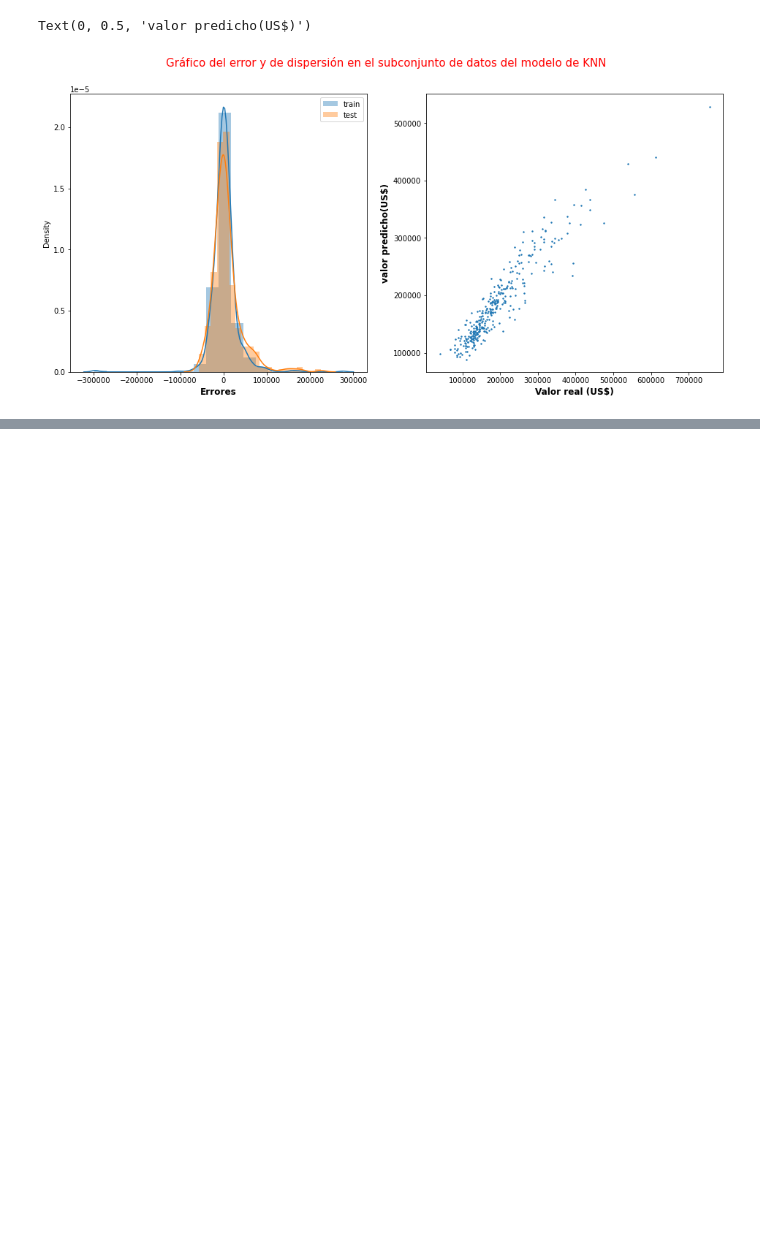
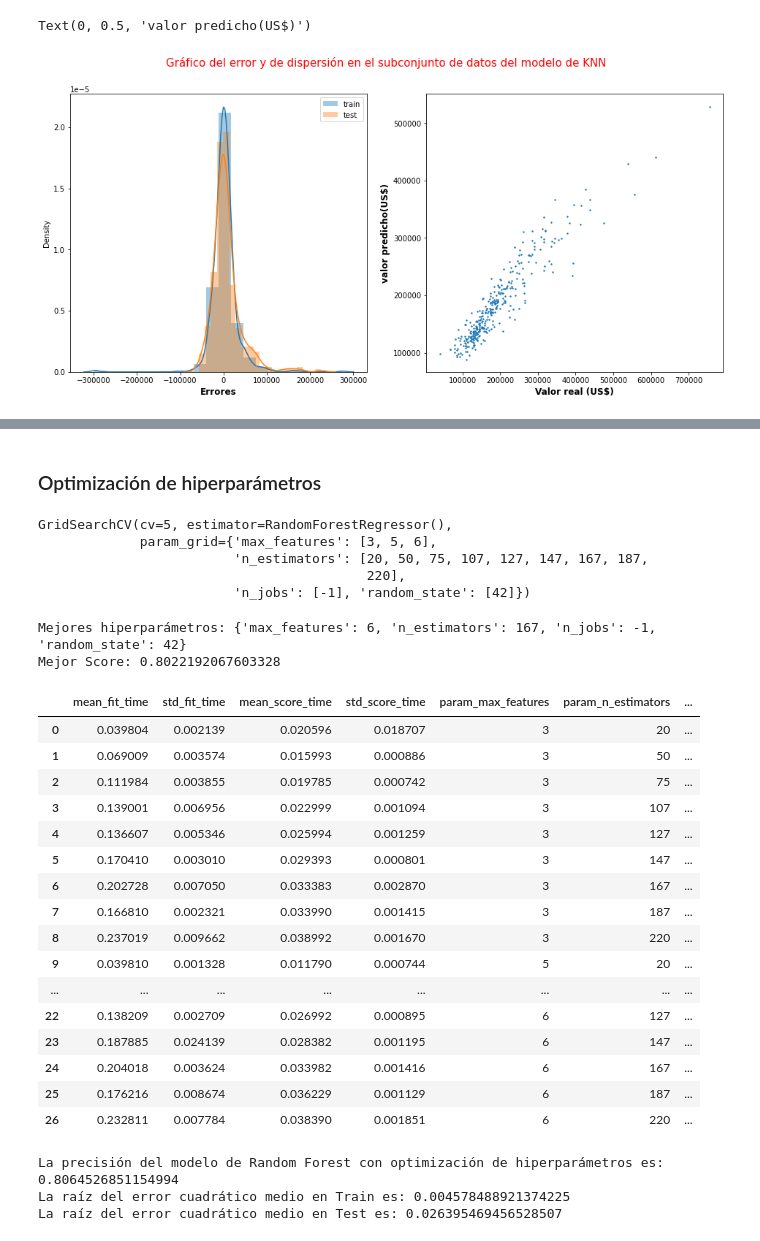
Before and after one commit to Leandrofranchina/Hackathon, a Jupyter notebook: Machine_learning.ipynb, the cells around one changed output, grey strips where cells are left out. Cells and saved outputs as stored; diff of their text form; code cells hidden in the pictures; blank space fills up the shorter version.

```diff
--- a/Machine_learning.ipynb
+++ b/Machine_learning.ipynb
@@ -346,0 +412,2 @@ Text(0, 0.5, 'valor predicho(US$)')
+# %% [markdown]
+### Optimización de hiperparámetros
@@ -346,0 +418,55 @@ Text(0, 0.5, 'valor predicho(US$)')
+# %%
+param_grid = {'n_estimators': [20, 50, 75, 107, 127, 147, 167, 187, 220],
+              'max_features': [3, 5, 6],
+              'random_state': [42],
+              'n_jobs' : [-1]}
+# %%
+model = GridSearchCV(randomf, param_grid, cv=5)
+
+model.fit(X_train, y_train)
+# %% [output]
+GridSearchCV(cv=5, estimator=RandomForestRegressor(),
+             param_grid={'max_features': [3, 5, 6],
+                         'n_estimators': [20, 50, 75, 107, 127, 147, 167, 187,
+                                          220],
+                         'n_jobs': [-1], 'random_state': [42]})
+# %%
+print("Mejores hiperparámetros: "+str(model.best_params_))
+print("Mejor Score: "+str(model.best_score_)+'\n')
+
+scores = pd.DataFrame(model.cv_results_)
+scores
+# %% [output]
+Mejores hiperparámetros: {'max_features': 6, 'n_estimators': 167, 'n_jobs': -1, 'random_state': 42}
+Mejor Score: 0.8022192067603328
+|  | mean_fit_time | std_fit_time | mean_score_time | std_score_time | param_max_features | param_n_estimators | ... |
+| 0 | 0.039804 | 0.002139 | 0.020596 | 0.018707 | 3 | 20 | ... |
+| 1 | 0.069009 | 0.003574 | 0.015993 | 0.000886 | 3 | 50 | ... |
+| 2 | 0.111984 | 0.003855 | 0.019785 | 0.000742 | 3 | 75 | ... |
+| 3 | 0.139001 | 0.006956 | 0.022999 | 0.001094 | 3 | 107 | ... |
+| 4 | 0.136607 | 0.005346 | 0.025994 | 0.001259 | 3 | 127 | ... |
+| 5 | 0.170410 | 0.003010 | 0.029393 | 0.000801 | 3 | 147 | ... |
+| 6 | 0.202728 | 0.007050 | 0.033383 | 0.002870 | 3 | 167 | ... |
+| 7 | 0.166810 | 0.002321 | 0.033990 | 0.001415 | 3 | 187 | ... |
+| 8 | 0.237019 | 0.009662 | 0.038992 | 0.001670 | 3 | 220 | ... |
+| 9 | 0.039810 | 0.001328 | 0.011790 | 0.000744 | 5 | 20 | ... |
+| ... | ... | ... | ... | ... | ... | ... | ... |
+| 22 | 0.138209 | 0.002709 | 0.026992 | 0.000895 | 6 | 127 | ... |
+| 23 | 0.187885 | 0.024139 | 0.028382 | 0.001195 | 6 | 147 | ... |
+| 24 | 0.204018 | 0.003624 | 0.033982 | 0.001416 | 6 | 167 | ... |
+| 25 | 0.176216 | 0.008674 | 0.036229 | 0.001129 | 6 | 187 | ... |
+| 26 | 0.232811 | 0.007784 | 0.038390 | 0.001851 | 6 | 220 | ... |
+# %%
+y_train_pred_7 = model.predict(X_train)
+y_test_pred_7= model.predict(X_test)
+rmse_train = (mean_squared_log_error(y_train, y_train_pred_7))
+rmse_test = (mean_squared_log_error(y_test, y_test_pred_7))
+
+print('La precisión del modelo de Random Forest con optimización de hiperparámetros es:', model.score (X_test,y_test))
+
+print(f'La raíz del error cuadrático medio en Train es: {rmse_train}')
+print(f'La raíz del error cuadrático medio en Test es: {rmse_test}')
+# %% [output]
+La precisión del modelo de Random Forest con optimización de hiperparámetros es: 0.8064526851154994
+La raíz del error cuadrático medio en Train es: 0.004578488921374225
+La raíz del error cuadrático medio en Test es: 0.026395469456528507
```
Also changed, not shown: parts of 39 cells of this notebook.
